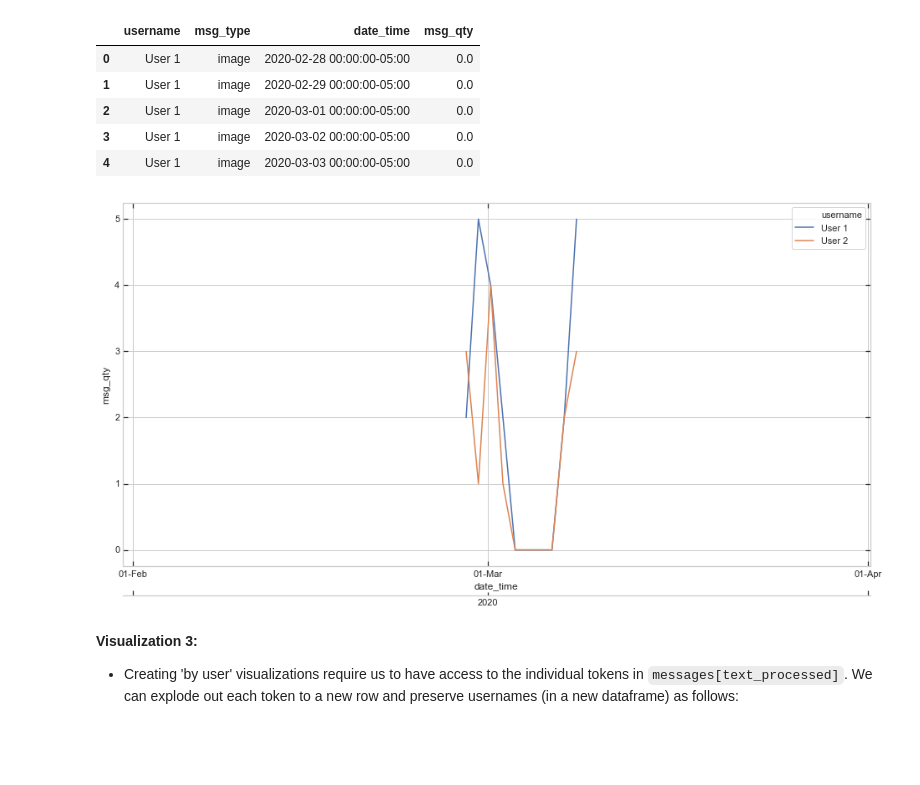
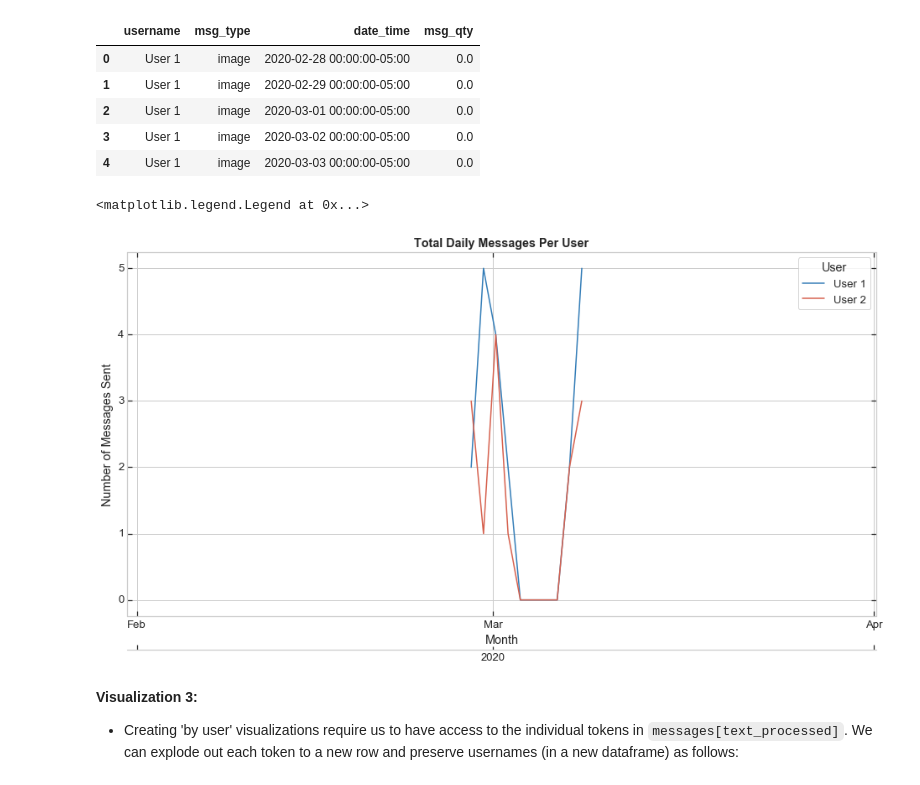
Before and after one commit to shenal-siri/WhatsApp-Chat-Viz, a Jupyter notebook: Chat-History-Prototyping.ipynb, the cells around one changed output. Drawn from its saved outputs; the diff is of its cells as text; code cells hidden in the pictures; blank space fills up the shorter version.

```diff
--- a/Chat-History-Prototyping.ipynb
+++ b/Chat-History-Prototyping.ipynb
@@ -705,36 +705,53 @@ def find_xaxis_params(axis, time_start, time_end):
 # %%
 # Import from mpl_toolkits to handle duplicate ('parasite') axes on the original ('host') plot
 from mpl_toolkits.axes_grid.parasite_axes import SubplotHost
+# %%
+# Select colour palette for plotting
+palette_RdBu = sns.color_palette("RdBu", 19)
+palette_CustPair = [palette_RdBu[16], palette_RdBu[3]]
 # %%
-# Define plot size, initial axes, and plot using Seaborn
+# Define plot style, palette and font scaling
+sns.set_style('whitegrid')
+sns.set_palette(palette_CustPair)
+sns.set_context("notebook", font_scale=1.2, rc={"lines.linewidth": 1.5})
+
+# Set figure size, first (host) axes, and plot using Seaborn
 fig = plt.figure(figsize=(16,8))
 ax1 = SubplotHost(fig, 111)
 fig.add_subplot(ax1)
 ax1 = sns.lineplot(data=viz_timeseries, x="date_time", y="msg_qty", hue="username", ci=None, estimator='sum')
 
 # Define by-month ticks on x-axis, define formatting, and define limits
 ax1.xaxis.set_major_locator(mdates.MonthLocator(interval=1))
-ax1.xaxis.set_major_formatter(mdates.DateFormatter("%d-%b"))
+ax1.xaxis.set_major_formatter(mdates.DateFormatter("%b"))
 ax1.set_xlim(left=time_start, right=time_end)
 
 # Use helper function to define tick parameters for the second 'parasite' axis
 year_ticks, year_labels, year_label_ticks = find_xaxis_params(ax1, time_start, time_end)
 
 # Create second axis, position, and modify visibility
 ax2 = ax1.twiny()
-offset = 0, -35    # Hardcoded position of the second axis
+offset = 0, -40    # Hardcoded position of the second axis
 new_axisline = ax2.get_grid_helper().new_fixed_axis
 ax2.axis["bottom"] = new_axisline(loc="bottom", axes=ax2, offset=offset)
 ax2.axis["top"].set_visible(False)
 ax1.axis["top"].set_visible(True)
 
 # Define / draw second axis using params
 ax2.set_xticks(year_ticks)
 ax2.xaxis.set_major_formatter(ticker.NullFormatter())
 ax2.xaxis.set_minor_locator(ticker.FixedLocator(year_label_ticks))
 ax2.xaxis.set_minor_formatter(ticker.FixedFormatter(year_labels))
+
+# Formatting axes elements and titles
+ax1.set_title("Total Daily Messages Per User", weight="bold")
+ax1.set_xlabel("Month")
+ax1.set_ylabel("Number of Messages Sent")
+handles, labels = ax1.get_legend_handles_labels()
+ax1.legend(handles=handles[1:], labels=labels[1:], title="User")
 # %% [output]
+<matplotlib.legend.Legend at 0x...>
-[figure, old version]
+[figure, new version]
 # %% [markdown]
 **Visualization 3:**<br>
 - Creating 'by user' visualizations require us to have access to the individual tokens in `messages[text_processed]`. We can explode out each token to a new row and preserve usernames (in a new dataframe) as follows:
```
Also changed, not shown: parts of 10 cells of this notebook.
